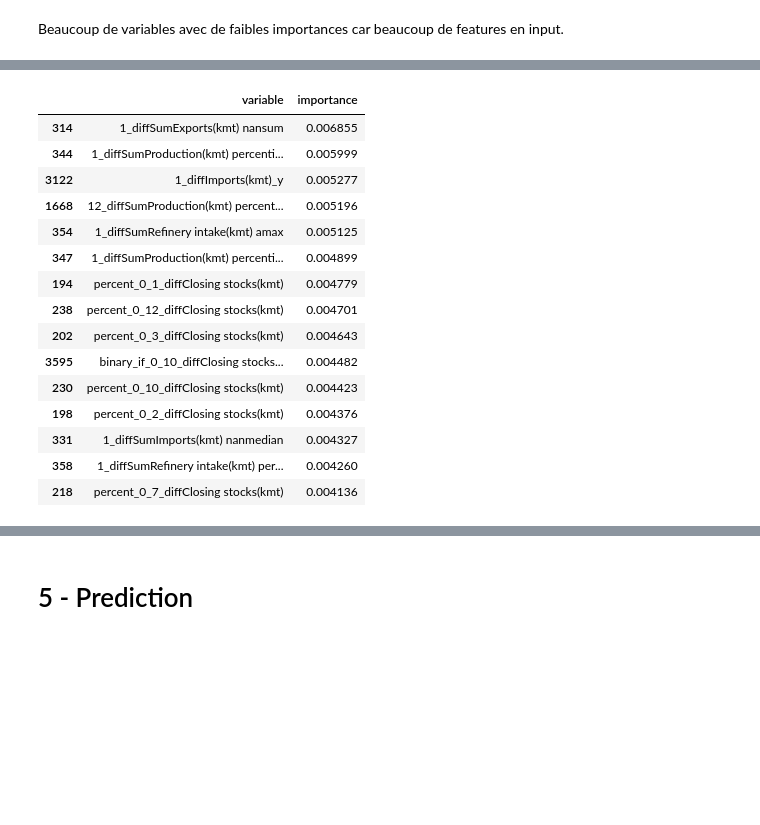
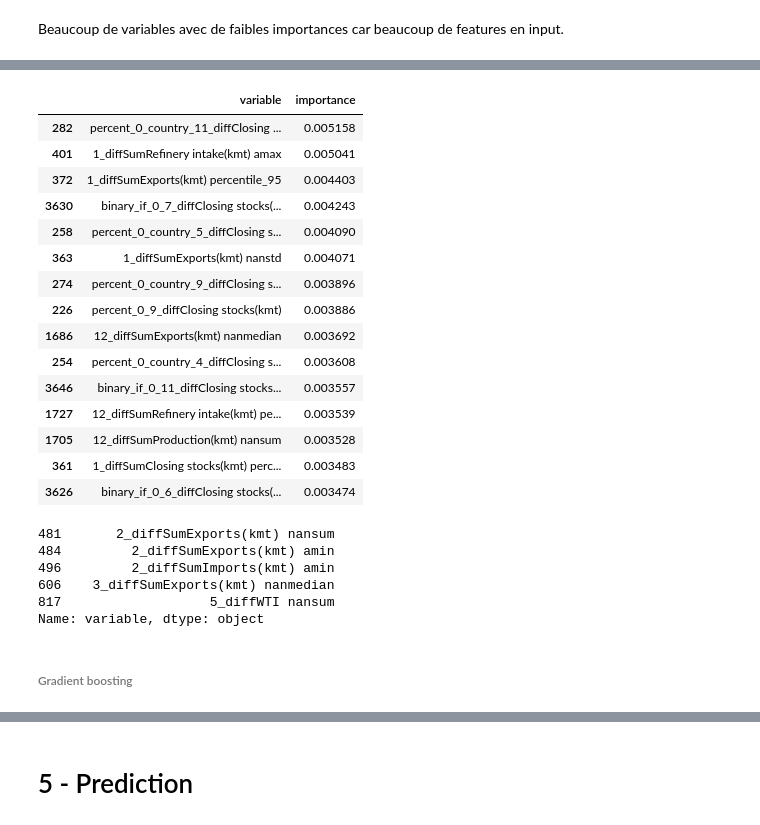
Before and after one commit to thibaultbl/oil_prediction_challenge, a Jupyter notebook: Code/notebook.ipynb, the cells around one changed output, grey strips where cells are left out. Saved outputs shown, nothing was run; the diff lists cells and outputs as text; code cells hidden in the pictures; blank space fills up the shorter version.

```diff
--- a/Code/notebook.ipynb
+++ b/Code/notebook.ipynb
@@ -223,3 +228,20 @@ X_full = X_full.merge(grouped_0_values, how="left", on=["country", "month"])
+# %%
+for var in COLUMNS_WITH_0:
+    if var == COLUMNS_WITH_0[0]:
+        grouped_0_values =\
+            X_full.loc[:, [var] + ["country"]].groupby(["country"])[var].\
+                apply(lambda x: (x ==0).mean()).reset_index()
+    else:
+        temp_grouped_0_values =\
+            X_full.loc[:, [var] + ["country"]].groupby(["country"])[var].\
+                apply(lambda x: (x ==0).mean()).reset_index()
+        grouped_0_values = grouped_0_values.merge(temp_grouped_0_values, how="left",
+                                                 on=["country"])
+
+grouped_0_values.columns = list(grouped_0_values.columns[:1]) +\
+                               ["percent_0_country_" + x for x in list(grouped_0_values.columns[1:])]
+
+X_full = X_full.merge(grouped_0_values, how="left", on=["country"])
 # %% [markdown]
 ###### Binary if Null
 # %% [markdown]
@@ -367,3 +393,8 @@ X_full = X_full.merge(relative_value, how="left", on="ID")
+# %%
+common_useless_variable =\
+    pd.read_csv(PATH_DATA + "common_useless_variable.csv", sep=";")
+# %%
+X_full = X_full.drop(list(common_useless_variable), axis=1)
 # %% [markdown]
 # Split again between test and validation
 # %% [markdown]
@@ -404,7 +435,7 @@ N_JOBS = 4
 ###### Random Forest
 # %%
 param_dist = {
-              "rf__max_features": sp_randint(1, 150),
+              "rf__max_features": sp_randint(1, 100),
               "rf__min_samples_split": sp_randint(2, 30),
               "rf__min_samples_leaf": sp_randint(1, 20),
               # "rf__bootstrap": [False],
@@ -693,25 +726,38 @@ plt.hist(rf_estimator.named_steps["rf"].feature_importances_)
 # %%
-variable_importance =\
+variable_importance_rf =\
     pd.concat([pd.DataFrame(X_train.columns),
                pd.DataFrame(rf_estimator.named_steps["rf"].feature_importances_)], axis=1)
-variable_importance.columns =["variable", "importance"]
+variable_importance_rf.columns =["variable", "importance"]
 
-variable_importance = variable_importance.sort_values(by="importance", ascending=False)
-variable_importance.head(15)
+variable_importance_rf = variable_importance_rf.sort_values(by="importance", ascending=False)
+variable_importance_rf.head(15)
 # %% [output]
 |  | variable | importance |
-| 314 | 1_diffSumExports(kmt) nansum | 0.006855 |
-| 344 | 1_diffSumProduction(kmt) percenti... | 0.005999 |
-| 3122 | 1_diffImports(kmt)_y | 0.005277 |
-| 1668 | 12_diffSumProduction(kmt) percent... | 0.005196 |
-| 354 | 1_diffSumRefinery intake(kmt) amax | 0.005125 |
-| 347 | 1_diffSumProduction(kmt) percenti... | 0.004899 |
-| 194 | percent_0_1_diffClosing stocks(kmt) | 0.004779 |
-| 238 | percent_0_12_diffClosing stocks(kmt) | 0.004701 |
-| 202 | percent_0_3_diffClosing stocks(kmt) | 0.004643 |
-| 3595 | binary_if_0_10_diffClosing stocks... | 0.004482 |
-| 230 | percent_0_10_diffClosing stocks(kmt) | 0.004423 |
-| 198 | percent_0_2_diffClosing stocks(kmt) | 0.004376 |
-| 331 | 1_diffSumImports(kmt) nanmedian | 0.004327 |
-| 358 | 1_diffSumRefinery intake(kmt) per... | 0.004260 |
-| 218 | percent_0_7_diffClosing stocks(kmt) | 0.004136 |
+| 282 | percent_0_country_11_diffClosing ... | 0.005158 |
+| 401 | 1_diffSumRefinery intake(kmt) amax | 0.005041 |
+| 372 | 1_diffSumExports(kmt) percentile_95 | 0.004403 |
+| 3630 | binary_if_0_7_diffClosing stocks(... | 0.004243 |
+| 258 | percent_0_country_5_diffClosing s... | 0.004090 |
+| 363 | 1_diffSumExports(kmt) nanstd | 0.004071 |
+| 274 | percent_0_country_9_diffClosing s... | 0.003896 |
+| 226 | percent_0_9_diffClosing stocks(kmt) | 0.003886 |
+| 1686 | 12_diffSumExports(kmt) nanmedian | 0.003692 |
+| 254 | percent_0_country_4_diffClosing s... | 0.003608 |
+| 3646 | binary_if_0_11_diffClosing stocks... | 0.003557 |
+| 1727 | 12_diffSumRefinery intake(kmt) pe... | 0.003539 |
+| 1705 | 12_diffSumProduction(kmt) nansum | 0.003528 |
+| 361 | 1_diffSumClosing stocks(kmt) perc... | 0.003483 |
+| 3626 | binary_if_0_6_diffClosing stocks(... | 0.003474 |
+# %%
+# Less important variable
+useless_variable_rf = fn.get_useless_variable(rf_estimator.named_steps["rf"], X_train)
+useless_variable_rf.head()
+# %% [output]
+481       2_diffSumExports(kmt) nansum
+484         2_diffSumExports(kmt) amin
+496         2_diffSumImports(kmt) amin
+606    3_diffSumExports(kmt) nanmedian
+817                   5_diffWTI nansum
+Name: variable, dtype: object
+# %% [markdown]
+###### Gradient boosting
```
Also changed, not shown: parts of 28 cells of this notebook, 1 other file.
